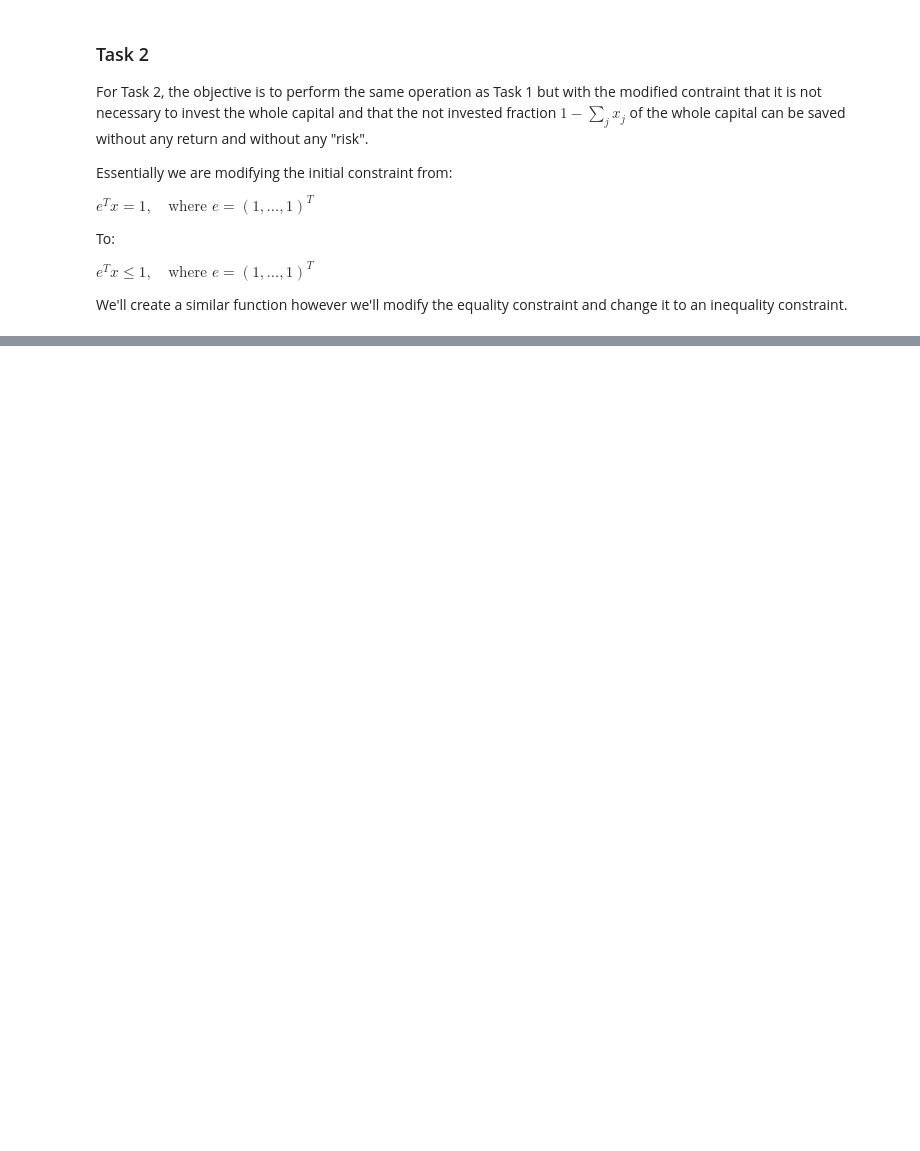
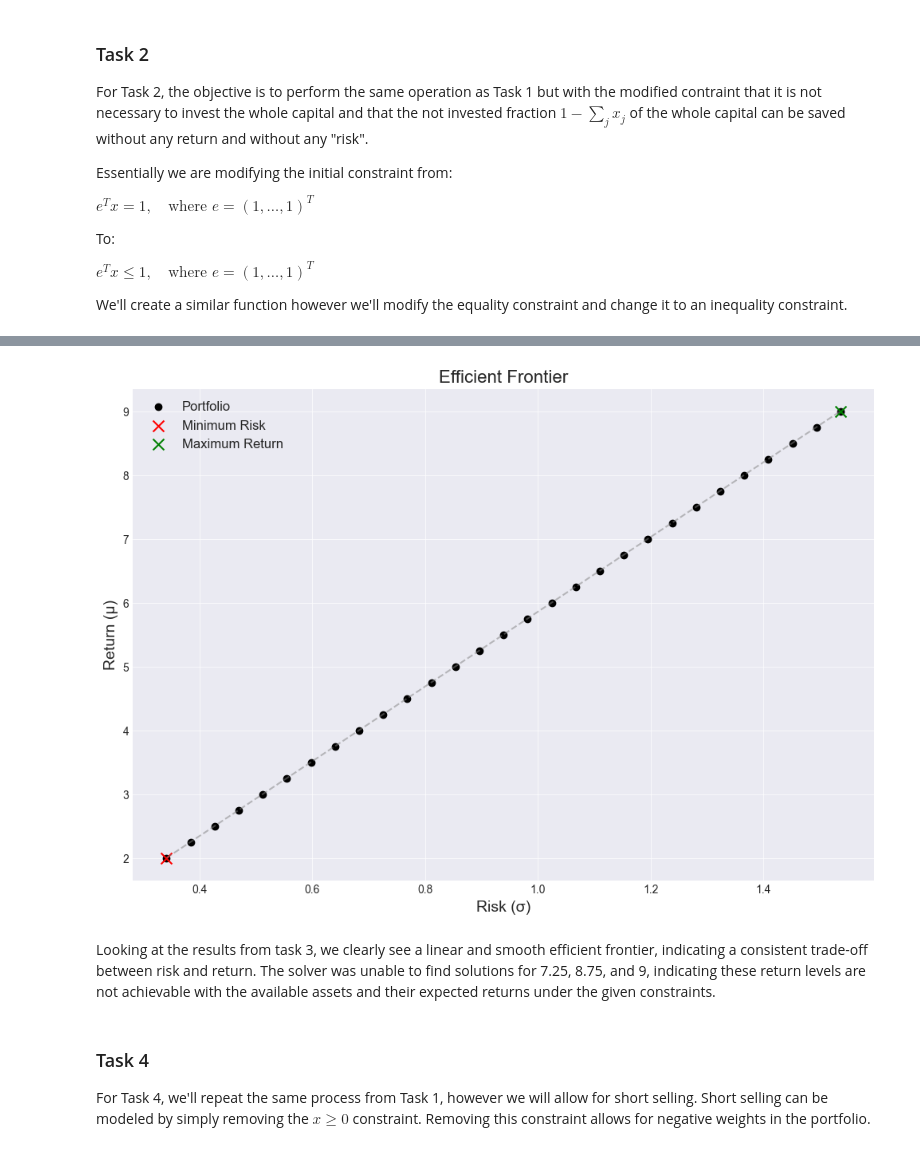
Before and after one commit to eelizondv/MarkowitzModelPortfolio, a Jupyter notebook: main.ipynb, the cells around one changed output, grey strips where cells are left out. Saved outputs shown, nothing was run; the diff lists cells and outputs as text; code cells hidden in the pictures; blank space fills up the shorter version.

```diff
--- a/main.ipynb
+++ b/main.ipynb
@@ -392,20 +412,20 @@ def t3(r_values):
     mus = []
 
     for r in r_values:
-        # Quadratic programming setup
+        # qp setup
         P = C
         q = np.zeros(n)
         G = -np.eye(n)
         h = np.zeros(n)
-        A = np.vstack([mu, np.ones(n)])
-        b = np.array([r, 1])
+        A = mu.reshape(1, -1)
+        b = np.array([r])
 
-        # Modify the equality constraint to an inequality constraint
+        # change equality constraint to inequality constraint
         G = np.vstack([G, -mu])
         h = np.hstack([h, -r])
 
-        # Solve QP problem
-        x = solve_qp(P, q, G, h, A[-1:], b[-1:], solver='quadprog')
+        # solve qp problem
+        x = solve_qp(P, q, G, h, A, b, solver='quadprog')
         if x is None:
             print(f"No solution found for r = {r}")
             continue
@@ -418,17 +438,34 @@ def t3(r_values):
 
     return sigmas, mus
 
-# Solve task 3
+# solve t3
 sigmas_3, mus_3 = t3(r_values)
-
-# Plot results for Task 3
-plt.figure(figsize=(10, 6))
-plt.plot(sigmas_3, mus_3, marker='o')
-plt.xlabel('σ (Risk)')
-plt.ylabel('μ (Return)')
-plt.title('Efficient Frontier (Task 3)')
-plt.grid(True)
-plt.show()
+# %%
+# plot t3 results
+plt.figure(figsize=(12, 8))
+plt.scatter(sigmas_3, mus_3, c='black', marker='o', label='Portfolio')
+plt.plot(sigmas_3, mus_3, linestyle='--', color='gray', alpha=0.5)
+
+min_risk_idx = np.argmin(sigmas_3)
+max_return_idx = np.argmax(mus_3)
+plt.scatter(sigmas_3[min_risk_idx], mus_3[min_risk_idx], c='red', marker='x', s=100, label='Minimum Risk')
+plt.scatter(sigmas_3[max_return_idx], mus_3[max_return_idx], c='green', marker='x', s=100, label='Maximum Return')
+
+plt.xlabel('Risk (σ)', fontsize=14)
+plt.ylabel('Return (μ)', fontsize=14)
+plt.title('Efficient Frontier', fontsize=16)
+plt.grid(True, linestyle='-', alpha=0.7)
+plt.legend(fontsize=12)
+plt.style.use('seaborn-v0_8-darkgrid')
+plt.show()
+# %% [output]
+[figure, added]
+# %% [markdown]
+Looking at the results from task 3, we clearly see a linear and smooth efficient frontier, indicating a consistent trade-off between risk and return. The solver was unable to find solutions for 7.25, 8.75, and 9, indicating these return levels are not achievable with the available assets and their expected returns under the given constraints.
+# %% [markdown]
+### Task 4
+
+For Task 4, we'll repeat the same process from Task 1, however we will allow for short selling. Short selling can be modeled by simply removing the $x \geq 0$ constraint. Removing this constraint allows for negative weights in the portfolio.
 # %%
 def t4(r_values):
     sigmas = []
```
Also changed, not shown: parts of 10 cells of this notebook.
